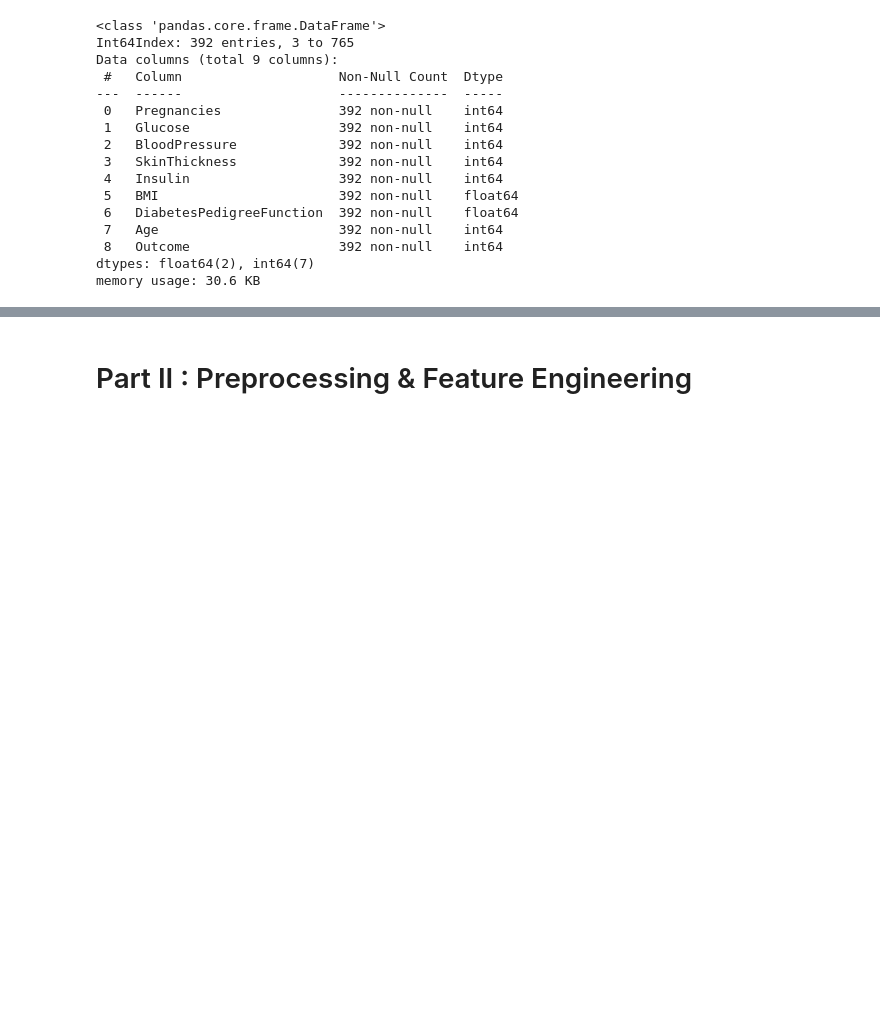
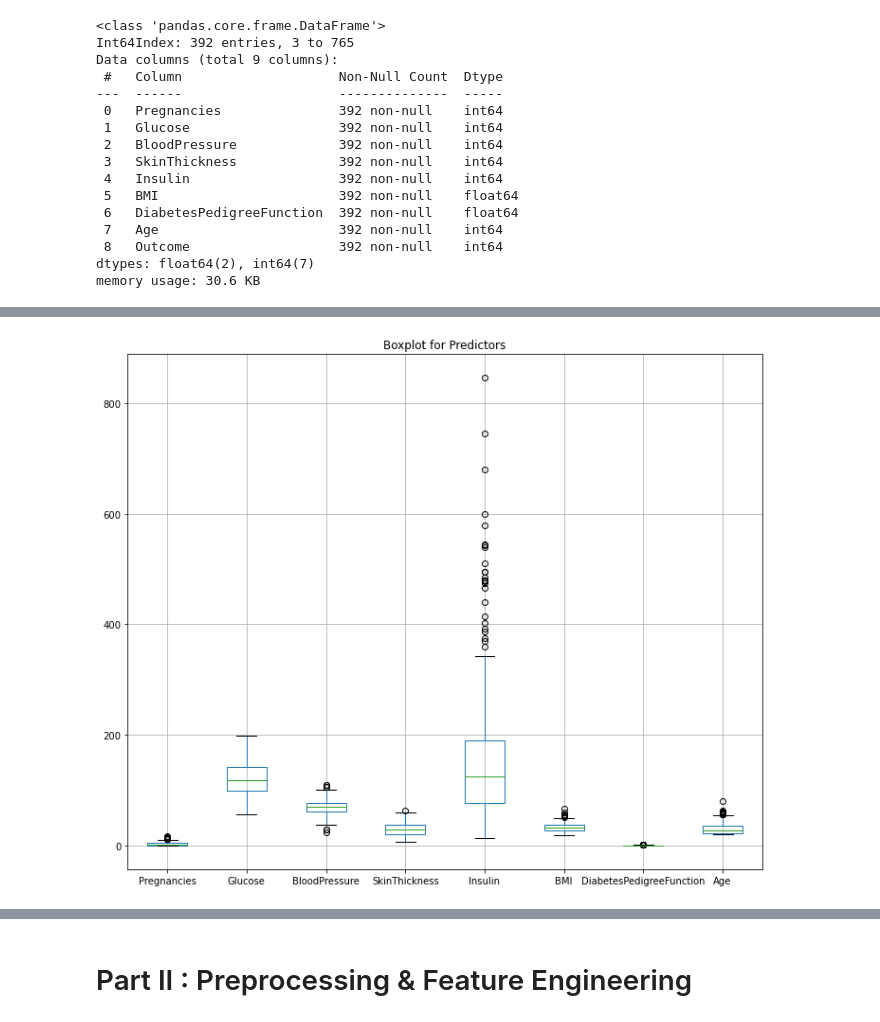
Before and after one commit to maybester/Supervised-Learning-Project, a Jupyter notebook: Supervised Learning - Project.ipynb, the cells around one changed output, grey strips where cells are left out. Saved outputs shown, nothing was run; the diff lists cells and outputs as text; code cells hidden in the pictures; blank space fills up the shorter version.

```diff
--- a/Supervised Learning - Project.ipynb
+++ b/Supervised Learning - Project.ipynb
@@ -162,3 +163,11 @@ filter_all_zero[filter_all_zero['Outcome'] == 0].describe()
 | 50% | 2.000000 | 107.500000 | 70.000000 | 27.000000 | 105.000000 | 31.250000 | 0.413500 | 25.000000 | ... |
 | 75% | 4.000000 | 126.000000 | 76.000000 | 34.000000 | 163.750000 | 36.100000 | 0.624250 | 30.000000 | ... |
 | max | 13.000000 | 197.000000 | 106.000000 | 60.000000 | 744.000000 | 57.300000 | 2.329000 | 81.000000 | ... |
+# %%
+# identify outliers
+plt.figure(figsize=(12,10))
+filter_all_zero.drop('Outcome',axis=1).boxplot()
+plt.title('Boxplot for Predictors')
+plt.show()
+# %% [output]
+[figure, added]
```
Also changed, not shown: parts of 6 cells of this notebook.
